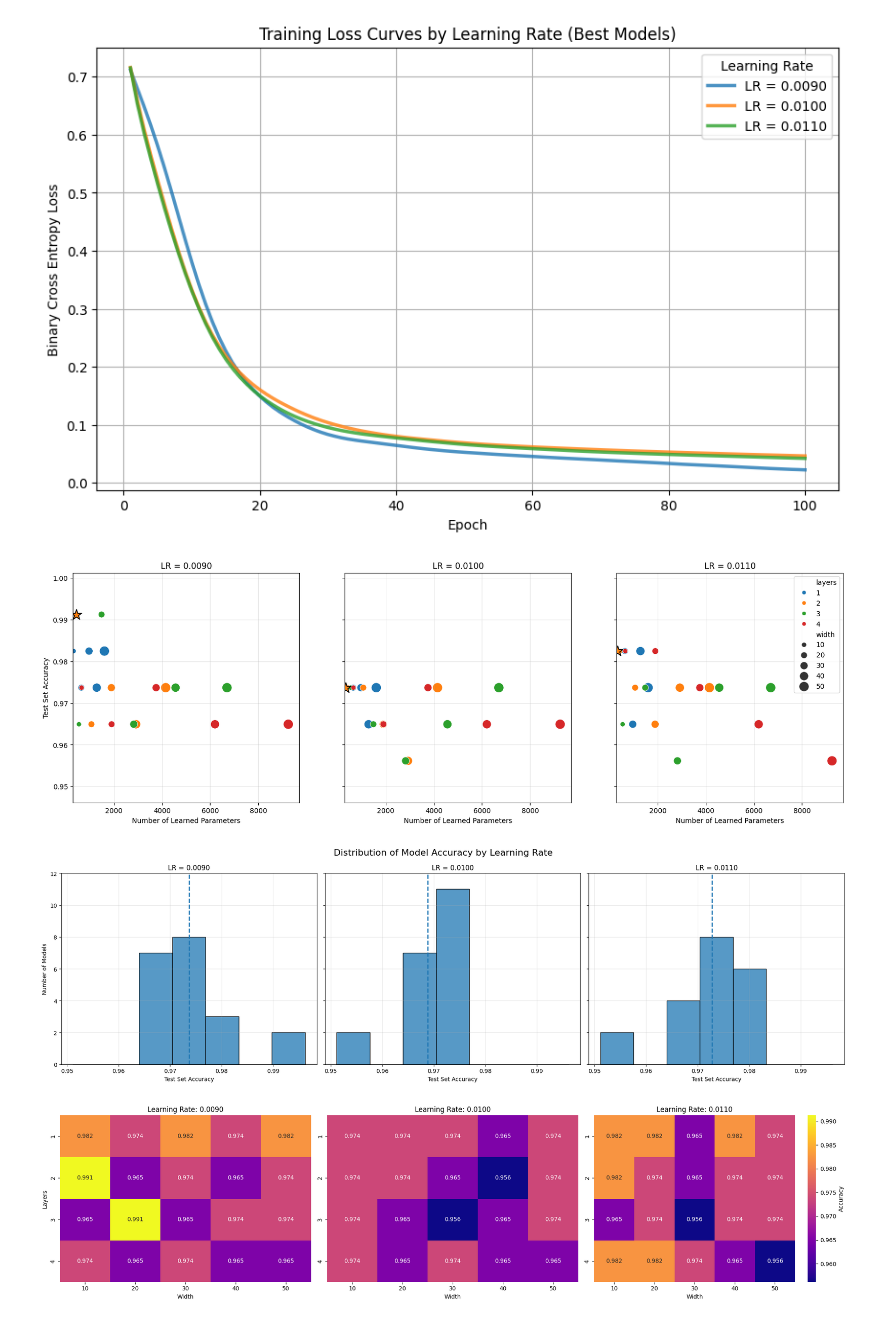
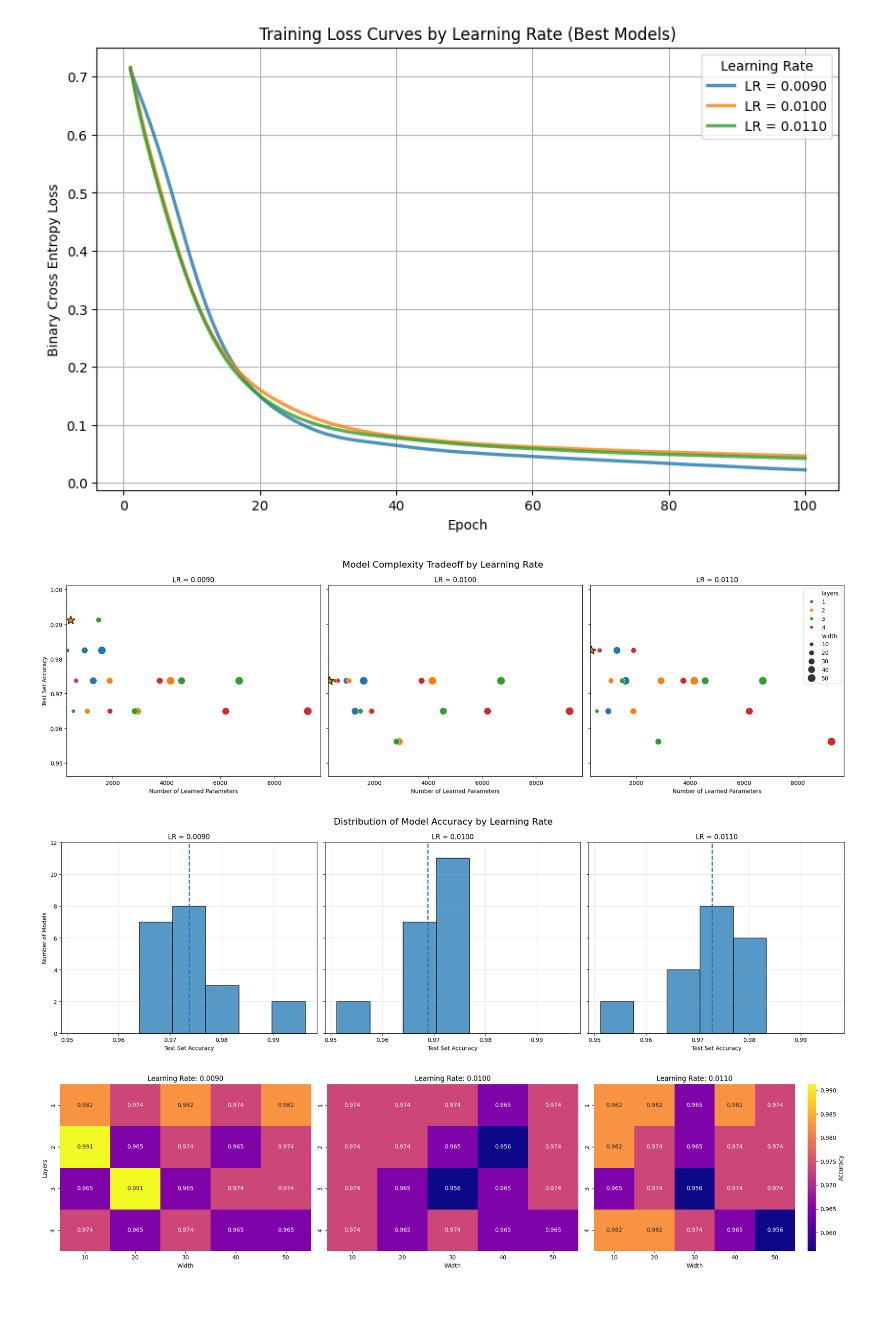
Before and after one commit to keithwampler/Neural-Networks-2026, a Jupyter notebook: HW3_KMW_260515.ipynb, the cells around one changed output. Cells and saved outputs as stored; diff of their text form; code cells hidden in the pictures.

```diff
--- a/HW3_KMW_260515.ipynb
+++ b/HW3_KMW_260515.ipynb
@@ -24,7 +24,6 @@ from sklearn.preprocessing import StandardScaler
 import itertools
 import pandas as pd
 import matplotlib.pyplot as plt
-from sklearn.model_selection import StratifiedKFold
 import numpy as np
 import seaborn as sns
 
@@ -34,4 +33,4 @@ SEED = 1701
 
 random.seed(SEED)
 np.random.seed(SEED)
-torch.manual_seed(SEED)
+_ = torch.manual_seed(SEED)
@@ -236,7 +232,10 @@ for i, lr in enumerate(learning_rates):
     axes[i].set_ylabel("Test Set Accuracy")
     axes[i].set_xlim(x_min, x_max)
     axes[i].set_ylim(y_min, y_max)
-    axes[i].grid(True, alpha=0.3)
+
+fig.suptitle("Model Complexity Tradeoff by Learning Rate", fontsize=16)
+plt.tight_layout()
+plt.show()
 
 learning_rates = sorted(results_df['lr'].unique())
 
@@ -280,34 +279,34 @@ plt.tight_layout()
 plt.show()
 
 learning_rates = sorted(results_df['lr'].unique())
 fig, axes = plt.subplots(1, 3, figsize=(20, 5))
 vmin, vmax = results_df['accuracy'].min(), results_df['accuracy'].max()
 
 for i, lr in enumerate(learning_rates):
     subset = results_df[abs(results_df['lr'] - lr) < 1e-6]
     pivot = subset.pivot(index='layers', columns='width', values='accuracy')
 
     sns.heatmap(
         pivot,
         annot=True,
         fmt=".3f",
         xticklabels=True,
         yticklabels=True,
         cmap="plasma",
         vmin=vmin,
         vmax=vmax,
         ax=axes[i],
         cbar=(i == 2),
         cbar_kws={'label': 'Accuracy'} if i == 2 else {}
     )
     axes[i].set_title(f'Learning Rate: {lr:.4f}')
     axes[i].set_xlabel('Width')
     axes[i].set_ylabel('Layers' if i == 0 else '')
 
 plt.tight_layout()
 plt.show()
 # %% [output]
-[figure, old version]
+[figure, new version]
 [figure]
 [figure]
 # %%
```
Also changed, not shown: parts of 4 cells of this notebook.
